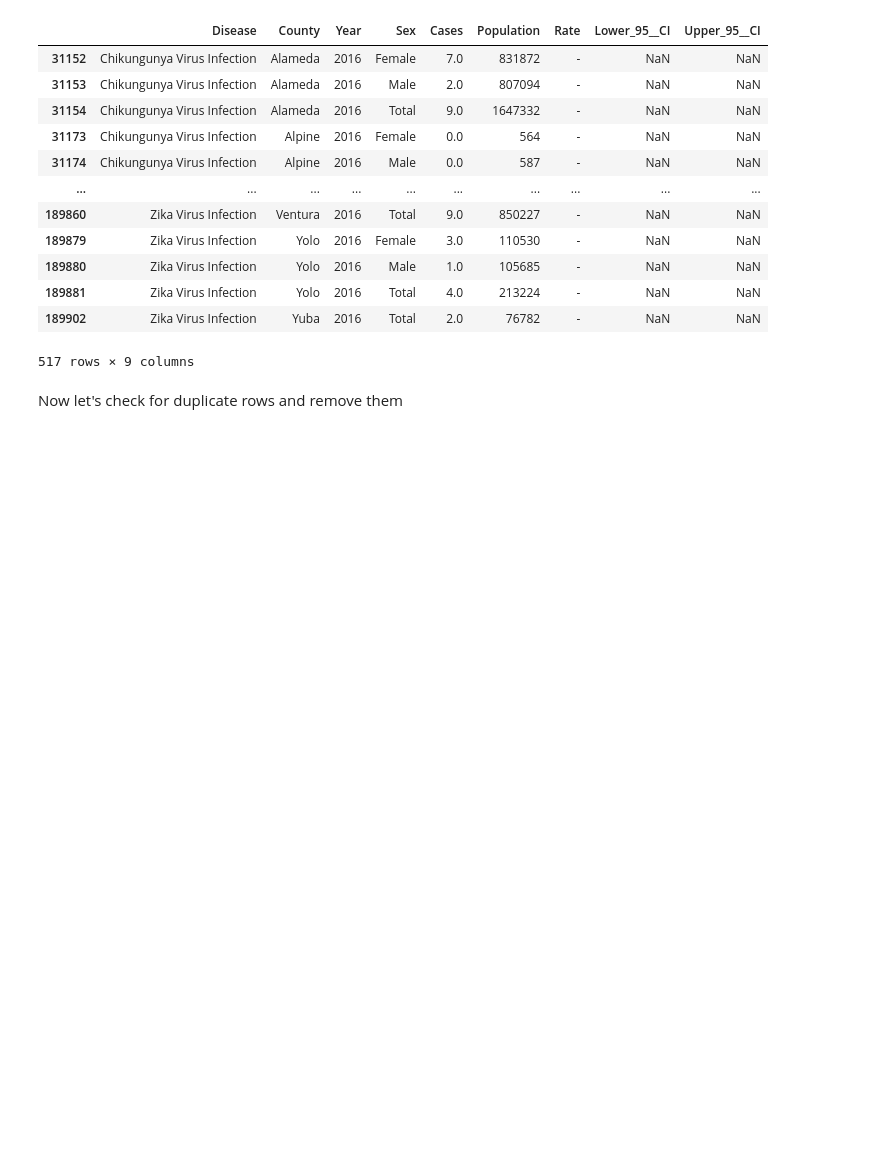
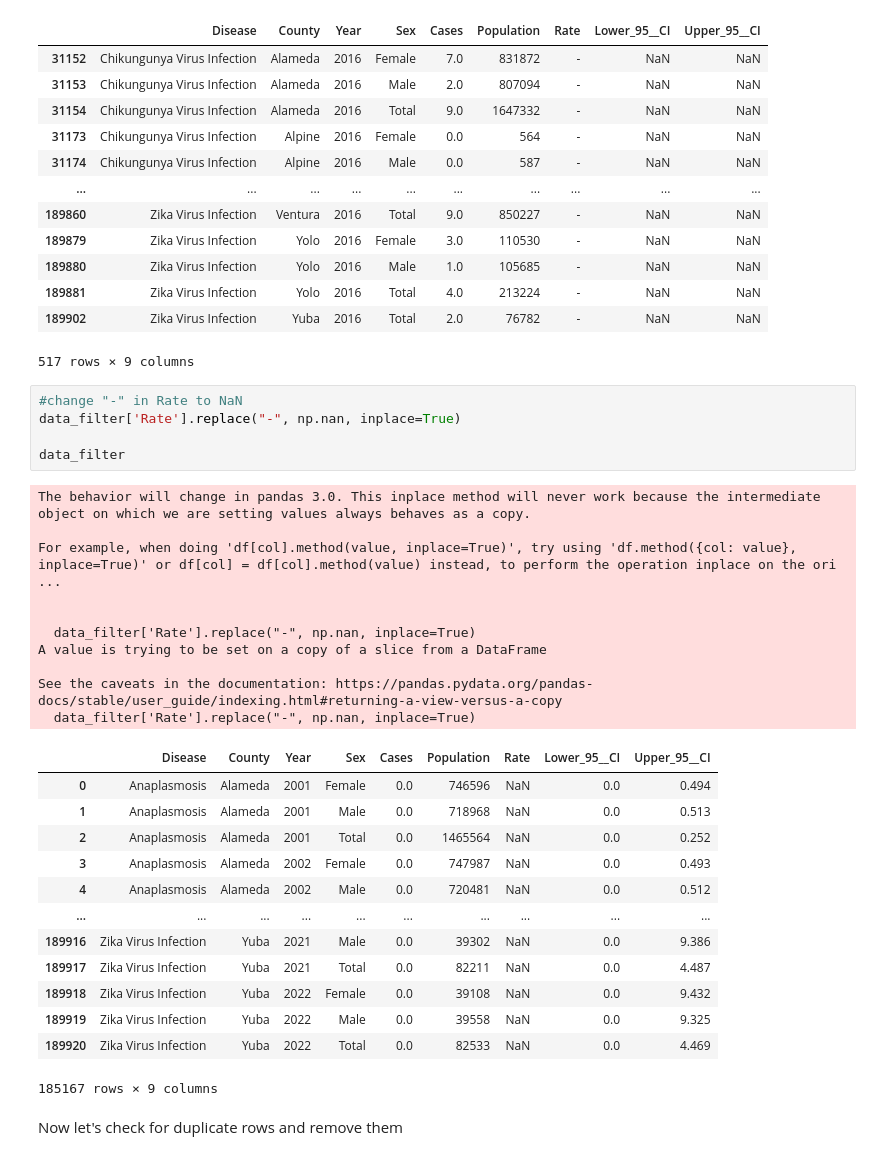
Before and after one commit to alessiakz/infectious-disease-surveillance, a Jupyter notebook: code/01_cleandata.ipynb, the cells around one changed output. Saved outputs shown, nothing was run; the diff lists cells and outputs as text; blank space fills up the shorter version.

```diff
--- a/code/01_cleandata.ipynb
+++ b/code/01_cleandata.ipynb
@@ -192,6 +176,35 @@ rows_with_missing_values
 | 189881 | Zika Virus Infection | Yolo | 2016 | Total | 4.0 | 213224 | - | NaN | NaN |
 | 189902 | Zika Virus Infection | Yuba | 2016 | Total | 2.0 | 76782 | - | NaN | NaN |
 517 rows × 9 columns
+# %%
+#change "-" in Rate to NaN
+data_filter['Rate'].replace("-", np.nan, inplace=True)
+
+data_filter
+# %% [output]
+The behavior will change in pandas 3.0. This inplace method will never work because the intermediate object on which we are setting values always behaves as a copy.
+
+For example, when doing 'df[col].method(value, inplace=True)', try using 'df.method({col: value}, inplace=True)' or df[col] = df[col].method(value) instead, to perform the operation inplace on the ori ...
+
+
+  data_filter['Rate'].replace("-", np.nan, inplace=True)
+A value is trying to be set on a copy of a slice from a DataFrame
+
+See the caveats in the documentation: https://pandas.pydata.org/pandas-docs/stable/user_guide/indexing.html#returning-a-view-versus-a-copy
+  data_filter['Rate'].replace("-", np.nan, inplace=True)
+|  | Disease | County | Year | Sex | Cases | Population | Rate | Lower_95__CI | Upper_95__CI |
+| 0 | Anaplasmosis | Alameda | 2001 | Female | 0.0 | 746596 | NaN | 0.0 | 0.494 |
+| 1 | Anaplasmosis | Alameda | 2001 | Male | 0.0 | 718968 | NaN | 0.0 | 0.513 |
+| 2 | Anaplasmosis | Alameda | 2001 | Total | 0.0 | 1465564 | NaN | 0.0 | 0.252 |
+| 3 | Anaplasmosis | Alameda | 2002 | Female | 0.0 | 747987 | NaN | 0.0 | 0.493 |
+| 4 | Anaplasmosis | Alameda | 2002 | Male | 0.0 | 720481 | NaN | 0.0 | 0.512 |
+| ... | ... | ... | ... | ... | ... | ... | ... | ... | ... |
+| 189916 | Zika Virus Infection | Yuba | 2021 | Male | 0.0 | 39302 | NaN | 0.0 | 9.386 |
+| 189917 | Zika Virus Infection | Yuba | 2021 | Total | 0.0 | 82211 | NaN | 0.0 | 4.487 |
+| 189918 | Zika Virus Infection | Yuba | 2022 | Female | 0.0 | 39108 | NaN | 0.0 | 9.432 |
+| 189919 | Zika Virus Infection | Yuba | 2022 | Male | 0.0 | 39558 | NaN | 0.0 | 9.325 |
+| 189920 | Zika Virus Infection | Yuba | 2022 | Total | 0.0 | 82533 | NaN | 0.0 | 4.469 |
+185167 rows × 9 columns
 # %% [markdown]
 Now let's check for duplicate rows and remove them
 # %%
```
Also changed, not shown: parts of 5 cells of this notebook, 1 other file.
